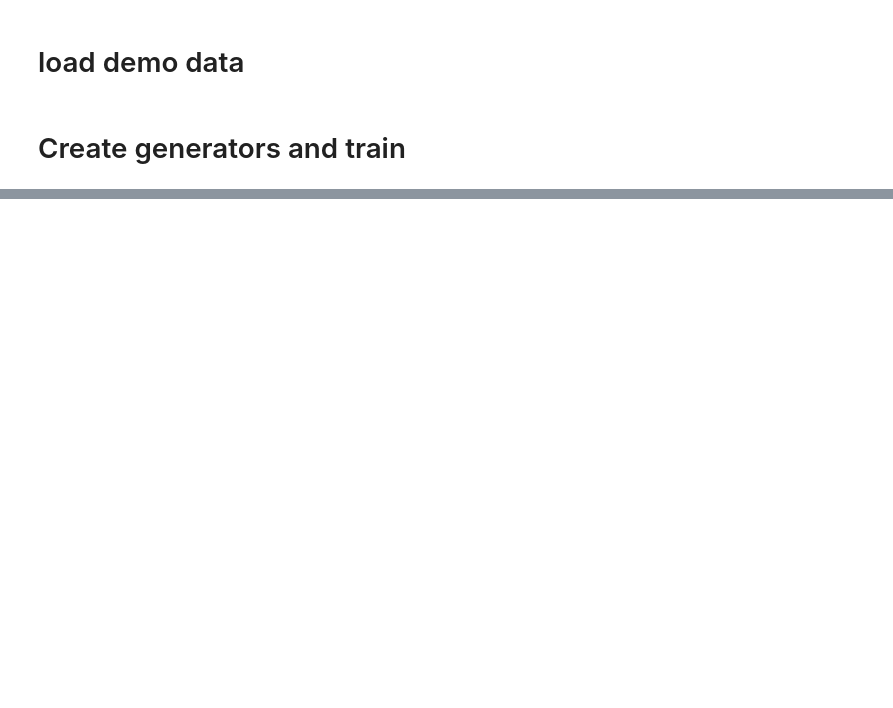
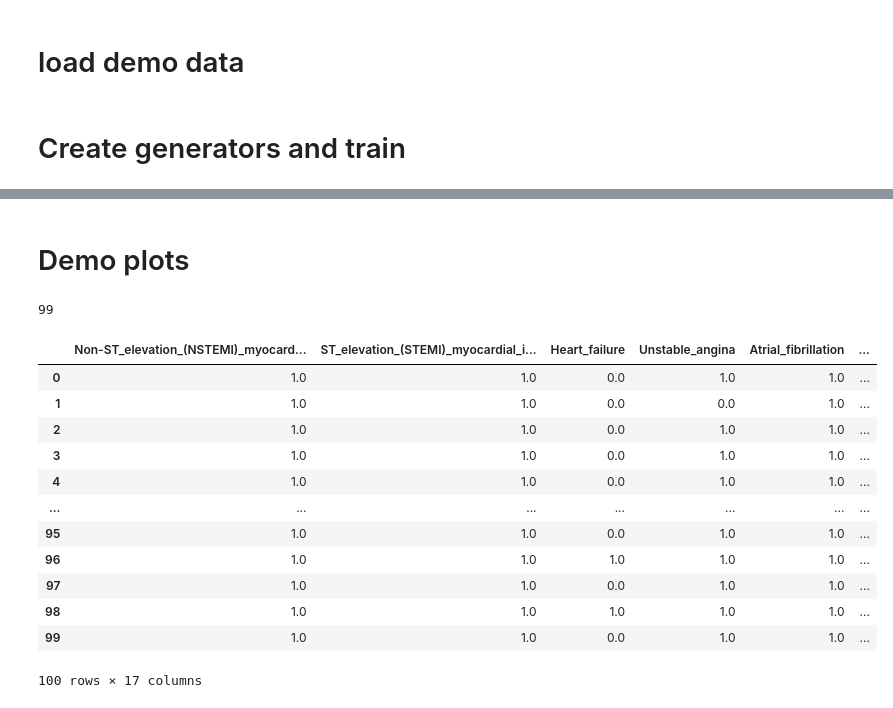
Before and after one commit to imilas/ECG_Dx_ABHealth, a Jupyter notebook: demo_train.ipynb, the cells around one changed output, grey strips where cells are left out. Drawn from its saved outputs; the diff is of its cells as text; code cells hidden in the pictures; blank space fills up the shorter version.

```diff
--- a/demo_train.ipynb
+++ b/demo_train.ipynb
@@ -24,8 +28,8 @@ demo_labels = pd.read_csv("demo_data/demo_labels.csv",index_col=0)
 # Create generators and train
 # %%
 
-training_generator = demo_model.DataGenerator(demo_ecgs, demo_labels,n_classes=demo_labels.shape[1],age_sex=demo_agesex_features)
-validation_generator = demo_model.DataGenerator(demo_ecgs, demo_labels,n_classes=demo_labels.shape[1],age_sex=demo_agesex_features)
+training_generator = demo_model.DataGenerator(demo_ecgs, demo_labels,n_classes=demo_labels.shape[1],age_sex=demo_agesex_features,batch_size=1)
+validation_generator = demo_model.DataGenerator(demo_ecgs, demo_labels,n_classes=demo_labels.shape[1],age_sex=demo_agesex_features,batch_size=1)
 # %%
 loss = 'binary_crossentropy'
 lr = 0.005
@@ -43,7 +47,7 @@ METRICS = [
       keras.metrics.AUC(name='prc', curve='PR'), # precision-recall curve
 ]
 
-model = demo_model.get_model_agsx(label_df.shape[1])
+model = demo_model.get_model_agsx(demo_labels.shape[1])
 model.compile(loss=loss, optimizer=opt, metrics=METRICS)
 
 # Save the BEST model
@@ -74,0 +60,40 @@ NameError: name 'label_df' is not defined
+# %% [markdown]
+# Demo plots
+# %%
+# train set probs
+yt_list = []
+yp_list = []
+ecg_list = []
+for i in range(len(training_generator)):
+        print(i,end="\r")
+        yt_list.append(training_generator[i][1])
+        yp_list.append(model.predict(training_generator[i][0]))
+        # ecg_list.append(training_generator[i][2])
+
+y_test = np.concatenate(yt_list)
+y_prob = np.concatenate(yp_list)
+# ecg_names = np.concatenate(ecg_list)
+# pd.DataFrame(data=y_prob,columns=label_df.columns).to_csv("csvs/cutoff_dfs/%s_holdout_train.csv"%MODEL_NAME)
+df = pd.DataFrame(data=y_prob,columns=demo_labels.columns)
+# %% [output]
+99
+# %%
+df = pd.DataFrame(data=y_prob,columns=demo_labels.columns)
+# df.index = demo_labels.index
+df = df.where(df>0.5,0)
+df = df.where(df<=0.5,1)
+df
+# %% [output]
+|  | Non-ST_elevation_(NSTEMI)_myocard... | ST_elevation_(STEMI)_myocardial_i... | Heart_failure | Unstable_angina | Atrial_fibrillation | ... |
+| 0 | 1.0 | 1.0 | 0.0 | 1.0 | 1.0 | ... |
+| 1 | 1.0 | 1.0 | 0.0 | 0.0 | 1.0 | ... |
+| 2 | 1.0 | 1.0 | 0.0 | 1.0 | 1.0 | ... |
+| 3 | 1.0 | 1.0 | 0.0 | 1.0 | 1.0 | ... |
+| 4 | 1.0 | 1.0 | 0.0 | 1.0 | 1.0 | ... |
+| ... | ... | ... | ... | ... | ... | ... |
+| 95 | 1.0 | 1.0 | 0.0 | 1.0 | 1.0 | ... |
+| 96 | 1.0 | 1.0 | 1.0 | 1.0 | 1.0 | ... |
+| 97 | 1.0 | 1.0 | 0.0 | 1.0 | 1.0 | ... |
+| 98 | 1.0 | 1.0 | 1.0 | 1.0 | 1.0 | ... |
+| 99 | 1.0 | 1.0 | 0.0 | 1.0 | 1.0 | ... |
+100 rows × 17 columns
```
Also changed, not shown: parts of 5 cells of this notebook, 3 other files.
